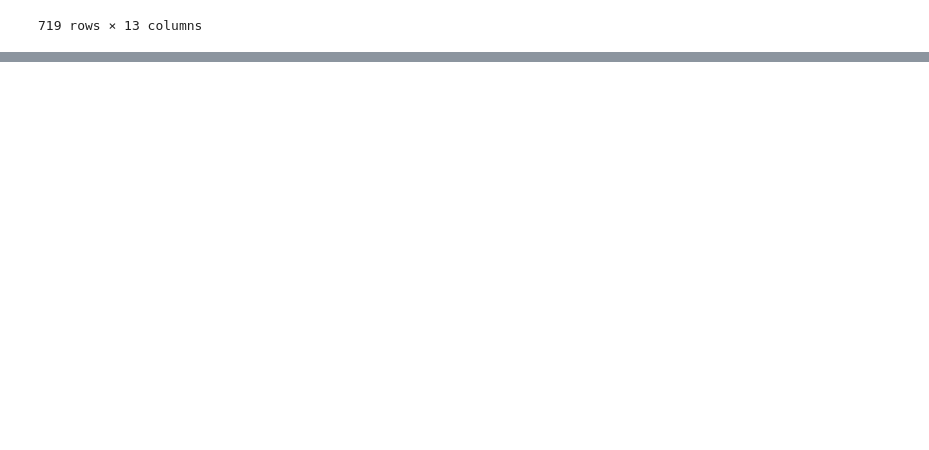
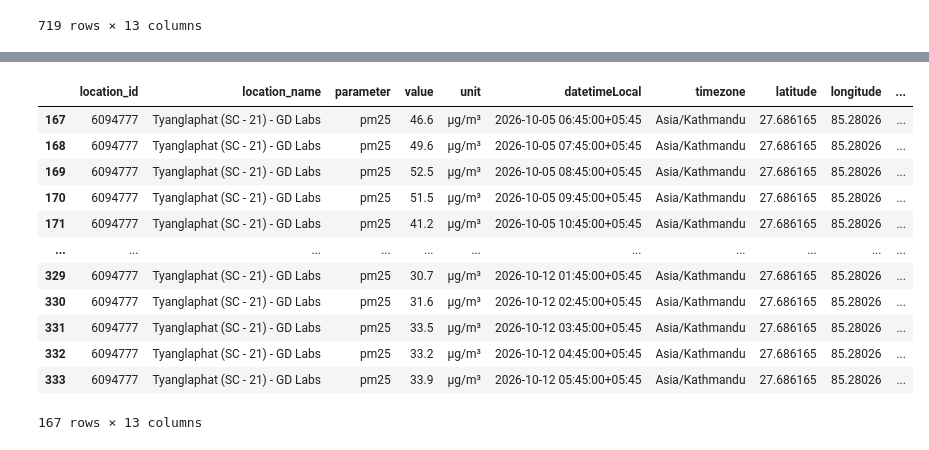
Before and after one commit to Laxmination/Kathmandu-PM2.5-Forecasting, a Jupyter notebook: OpenAQdatasetCleaning/Tyanglaphant data cleaning.ipynb, the cells around one changed output, grey strips where cells are left out. Cells and saved outputs as stored; diff of their text form; code cells hidden in the pictures; blank space fills up the shorter version.

```diff
--- a/OpenAQdatasetCleaning/Tyanglaphant data cleaning.ipynb
+++ b/OpenAQdatasetCleaning/Tyanglaphant data cleaning.ipynb
@@ -208,0 +285,20 @@ cleaned1.to_csv('cleaned_TyanglaphatLast30days.csv', index=False)
+# %%
+# seperating date and time
+cleaned2['datetimeLocal']=pd.to_datetime(cleaned2['datetimeLocal'])
+cleaned2['date']=cleaned2['datetimeLocal'].dt.date
+cleaned2['time']=cleaned2['datetimeLocal'].dt.strftime('%H:%M:%S')
+cleaned2
+# %% [output]
+|  | location_id | location_name | parameter | value | unit | datetimeLocal | timezone | latitude | longitude | ... |
+| 167 | 6094777 | Tyanglaphat (SC - 21) - GD Labs | pm25 | 46.6 | µg/m³ | 2026-10-05 06:45:00+05:45 | Asia/Kathmandu | 27.686165 | 85.28026 | ... |
+| 168 | 6094777 | Tyanglaphat (SC - 21) - GD Labs | pm25 | 49.6 | µg/m³ | 2026-10-05 07:45:00+05:45 | Asia/Kathmandu | 27.686165 | 85.28026 | ... |
+| 169 | 6094777 | Tyanglaphat (SC - 21) - GD Labs | pm25 | 52.5 | µg/m³ | 2026-10-05 08:45:00+05:45 | Asia/Kathmandu | 27.686165 | 85.28026 | ... |
+| 170 | 6094777 | Tyanglaphat (SC - 21) - GD Labs | pm25 | 51.5 | µg/m³ | 2026-10-05 09:45:00+05:45 | Asia/Kathmandu | 27.686165 | 85.28026 | ... |
+| 171 | 6094777 | Tyanglaphat (SC - 21) - GD Labs | pm25 | 41.2 | µg/m³ | 2026-10-05 10:45:00+05:45 | Asia/Kathmandu | 27.686165 | 85.28026 | ... |
+| ... | ... | ... | ... | ... | ... | ... | ... | ... | ... | ... |
+| 329 | 6094777 | Tyanglaphat (SC - 21) - GD Labs | pm25 | 30.7 | µg/m³ | 2026-10-12 01:45:00+05:45 | Asia/Kathmandu | 27.686165 | 85.28026 | ... |
+| 330 | 6094777 | Tyanglaphat (SC - 21) - GD Labs | pm25 | 31.6 | µg/m³ | 2026-10-12 02:45:00+05:45 | Asia/Kathmandu | 27.686165 | 85.28026 | ... |
+| 331 | 6094777 | Tyanglaphat (SC - 21) - GD Labs | pm25 | 33.5 | µg/m³ | 2026-10-12 03:45:00+05:45 | Asia/Kathmandu | 27.686165 | 85.28026 | ... |
+| 332 | 6094777 | Tyanglaphat (SC - 21) - GD Labs | pm25 | 33.2 | µg/m³ | 2026-10-12 04:45:00+05:45 | Asia/Kathmandu | 27.686165 | 85.28026 | ... |
+| 333 | 6094777 | Tyanglaphat (SC - 21) - GD Labs | pm25 | 33.9 | µg/m³ | 2026-10-12 05:45:00+05:45 | Asia/Kathmandu | 27.686165 | 85.28026 | ... |
+167 rows × 13 columns
```
Also changed, not shown: parts of 6 cells of this notebook, 1 other file.
